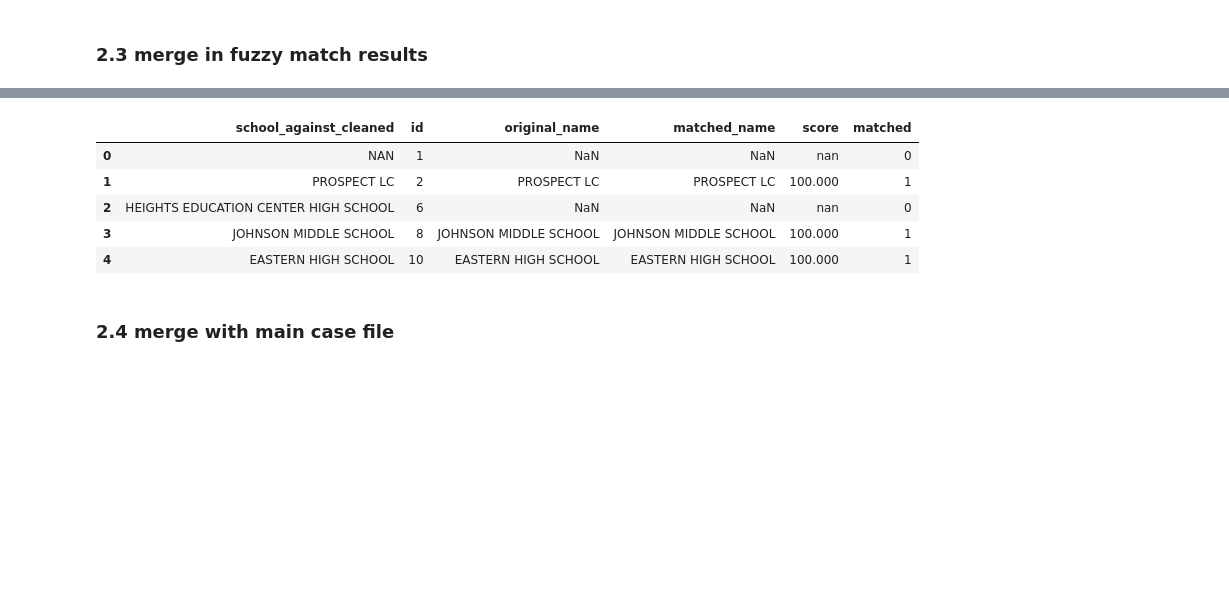
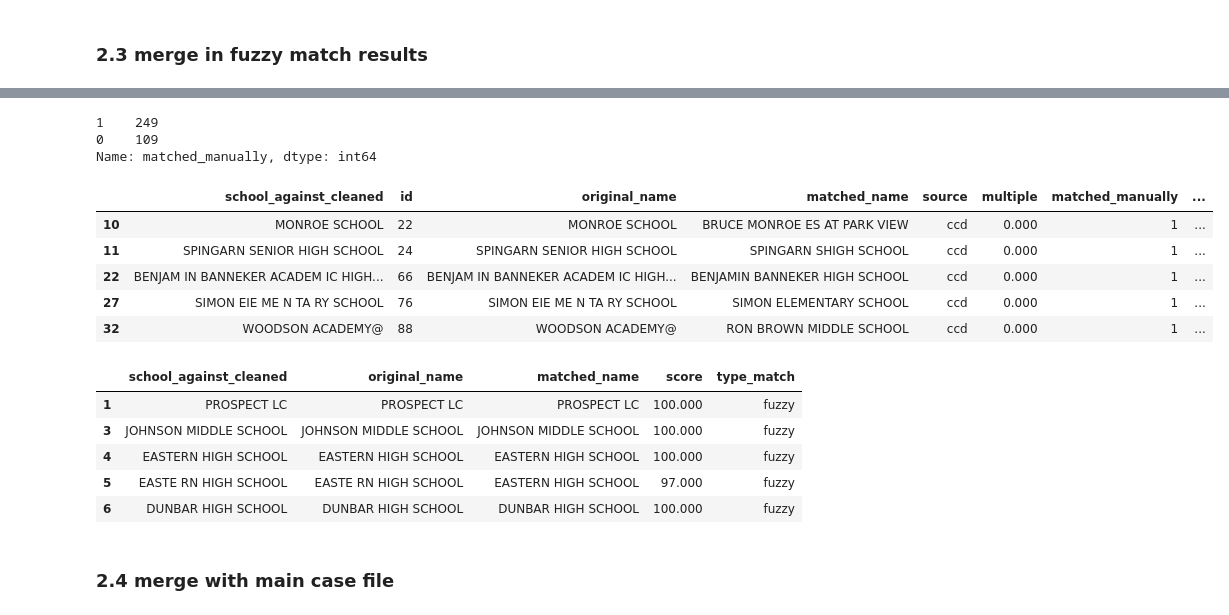
Before and after one commit to rebeccajohnson88/rights_towhat_chapter, a Jupyter notebook: code/03_merge_withdem.ipynb, the cells around one changed output, grey strips where cells are left out. Cells and saved outputs as stored; diff of their text form; code cells hidden in the pictures; blank space fills up the shorter version.

```diff
--- a/code/03_merge_withdem.ipynb
+++ b/code/03_merge_withdem.ipynb
@@ -288,28 +265,87 @@ Index(['AGENCY_ID_-_NCES_ASSIGNED__PUBLIC_SCHOOL__LATEST_AVAILABLE_YEAR',
 # %%
 ## load results of fmatch
 fm_cc_filings = pd.read_csv(base_path + "data/dc/intermediate/nces_filings_fuzzymatch.csv")
+
 
 
 ## merge back using original name
 filings_crosswalk_wmatch = pd.merge(filings_crosswalk,
                                    fm_cc_filings[['original_name', 'matched_name', 'score']],
                                    left_on = 'school_against_cleaned',
                                    right_on = 'original_name',
                                    how = "left")
 
 filings_crosswalk_wmatch['matched'] = np.where(filings_crosswalk_wmatch.score.notnull(), 1, 0)
 
 ## write the non-matched ones to csv and deal with later
+## filtered out "other" and "non-attending"
 filings_crosswalk_wmatch.loc[filings_crosswalk_wmatch.matched == 0].to_csv(base_path + "data/dc/intermediate/nonmatch_schoolname.csv")
 
-## manually match them
+## manually matched them
+
+manualmatch = pd.read_csv(base_path + "data/dc/intermediate/manual_nonmatch_dc.csv")
+manualmatch['matched_manually'] = np.where(manualmatch.matched_name.notnull(), 1, 0)
+manualmatch.matched_manually.value_counts()
+
+manualmatch_ccd = manualmatch.loc[(manualmatch.source == "ccd") &
+                                 (manualmatch.multiple == 0) &
+                                 (manualmatch.matched_manually == 1)].copy().drop_duplicates() # filters out
+                                    # ones that matched to crdc and multi-campus pcs
+manualmatch_ccd['score'] = np.nan
+
+## merge with filings
+filings_crosswalk_wmanualmatch = pd.merge(filings_crosswalk,
+                                   manualmatch_ccd,
+                                   left_on = 'school_against_cleaned',
+                                   right_on = 'original_name',
+                                   how = "left")
+
+filings_crosswalk_wmanualmatch['matched_manually'] = np.where(filings_crosswalk_wmanualmatch.matched_name.notnull(),
+                                        1, 0)
+
+filings_crosswalk_wmanualmatch_matched = filings_crosswalk_wmanualmatch.loc[filings_crosswalk_wmanualmatch.matched_manually == 1].copy()
+filings_crosswalk_wmanualmatch_matched.head()
+
+
+## rowbind into one crosswalk
+filings_crosswalk_fuzzy_matched = filings_crosswalk_wmatch.loc[filings_crosswalk_wmatch.matched == 1].copy()
+
+## Combined crosswalk
+filings_crosswalk_both = pd.concat([filings_crosswalk_fuzzy_matched[['school_against_cleaned',
+                                                                    'original_name',
+                                                                    'matched_name','score']],
+                                   filings_crosswalk_wmanualmatch_matched[['school_against_cleaned',
+                                                                    'original_name',
+                                                                    'matched_name','score']]])
+
+filings_crosswalk_both['type_match'] = np.where(filings_crosswalk_both.score.notnull(),
+                                               "fuzzy",
+                                               "manual")
+
+filings_crosswalk_both.head()
+
+## write filings not in crosswalk
+filings_crosswalk_notmatched = filings_crosswalk.loc[~filings_crosswalk.school_against_cleaned.isin(fm_cc_filings.original_name.tolist() +
+                            manualmatch.original_name[manualmatch.matched_manually == 1].tolist())].copy()
+
+#print(filings_crosswalk_notmatched[['school_against_cleaned']].sort_values(by =
+ #                                       "school_against_cleaned").to_latex(index = False))
 # %% [output]
+1    249
+0    109
+Name: matched_manually, dtype: int64
-|  | school_against_cleaned | id | original_name | matched_name | score | matched |
-| 0 | NAN | 1 | NaN | NaN | nan | 0 |
-| 1 | PROSPECT LC | 2 | PROSPECT LC | PROSPECT LC | 100.000 | 1 |
-| 2 | HEIGHTS EDUCATION CENTER HIGH SCHOOL | 6 | NaN | NaN | nan | 0 |
-| 3 | JOHNSON MIDDLE SCHOOL | 8 | JOHNSON MIDDLE SCHOOL | JOHNSON MIDDLE SCHOOL | 100.000 | 1 |
-| 4 | EASTERN HIGH SCHOOL | 10 | EASTERN HIGH SCHOOL | EASTERN HIGH SCHOOL | 100.000 | 1 |
+|  | school_against_cleaned | id | original_name | matched_name | source | multiple | matched_manually | ... |
+| 10 | MONROE SCHOOL | 22 | MONROE SCHOOL | BRUCE MONROE ES AT PARK VIEW | ccd | 0.000 | 1 | ... |
+| 11 | SPINGARN SENIOR HIGH SCHOOL | 24 | SPINGARN SENIOR HIGH SCHOOL | SPINGARN SHIGH SCHOOL | ccd | 0.000 | 1 | ... |
+| 22 | BENJAM IN BANNEKER ACADEM IC HIGH... | 66 | BENJAM IN BANNEKER ACADEM IC HIGH... | BENJAMIN BANNEKER HIGH SCHOOL | ccd | 0.000 | 1 | ... |
+| 27 | SIMON EIE ME N TA RY SCHOOL | 76 | SIMON EIE ME N TA RY SCHOOL | SIMON ELEMENTARY SCHOOL | ccd | 0.000 | 1 | ... |
+| 32 | WOODSON ACADEMY@ | 88 | WOODSON ACADEMY@ | RON BROWN MIDDLE SCHOOL | ccd | 0.000 | 1 | ... |
+|  | school_against_cleaned | original_name | matched_name | score | type_match |
+| 1 | PROSPECT LC | PROSPECT LC | PROSPECT LC | 100.000 | fuzzy |
+| 3 | JOHNSON MIDDLE SCHOOL | JOHNSON MIDDLE SCHOOL | JOHNSON MIDDLE SCHOOL | 100.000 | fuzzy |
+| 4 | EASTERN HIGH SCHOOL | EASTERN HIGH SCHOOL | EASTERN HIGH SCHOOL | 100.000 | fuzzy |
+| 5 | EASTE RN HIGH SCHOOL | EASTE RN HIGH SCHOOL | EASTERN HIGH SCHOOL | 97.000 | fuzzy |
+| 6 | DUNBAR HIGH SCHOOL | DUNBAR HIGH SCHOOL | DUNBAR HIGH SCHOOL | 100.000 | fuzzy |
 # %%
 
 
```
Also changed, not shown: parts of 9 cells of this notebook.
